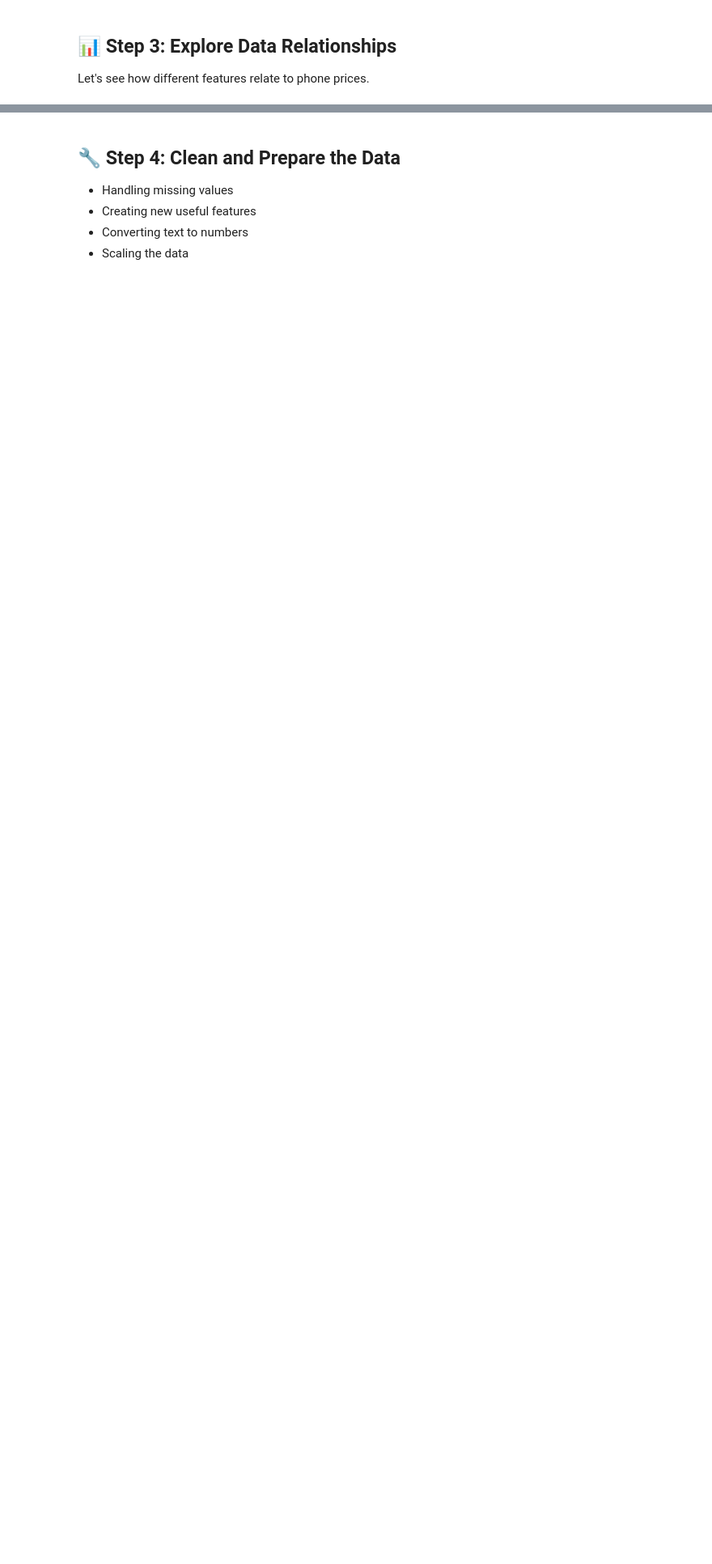
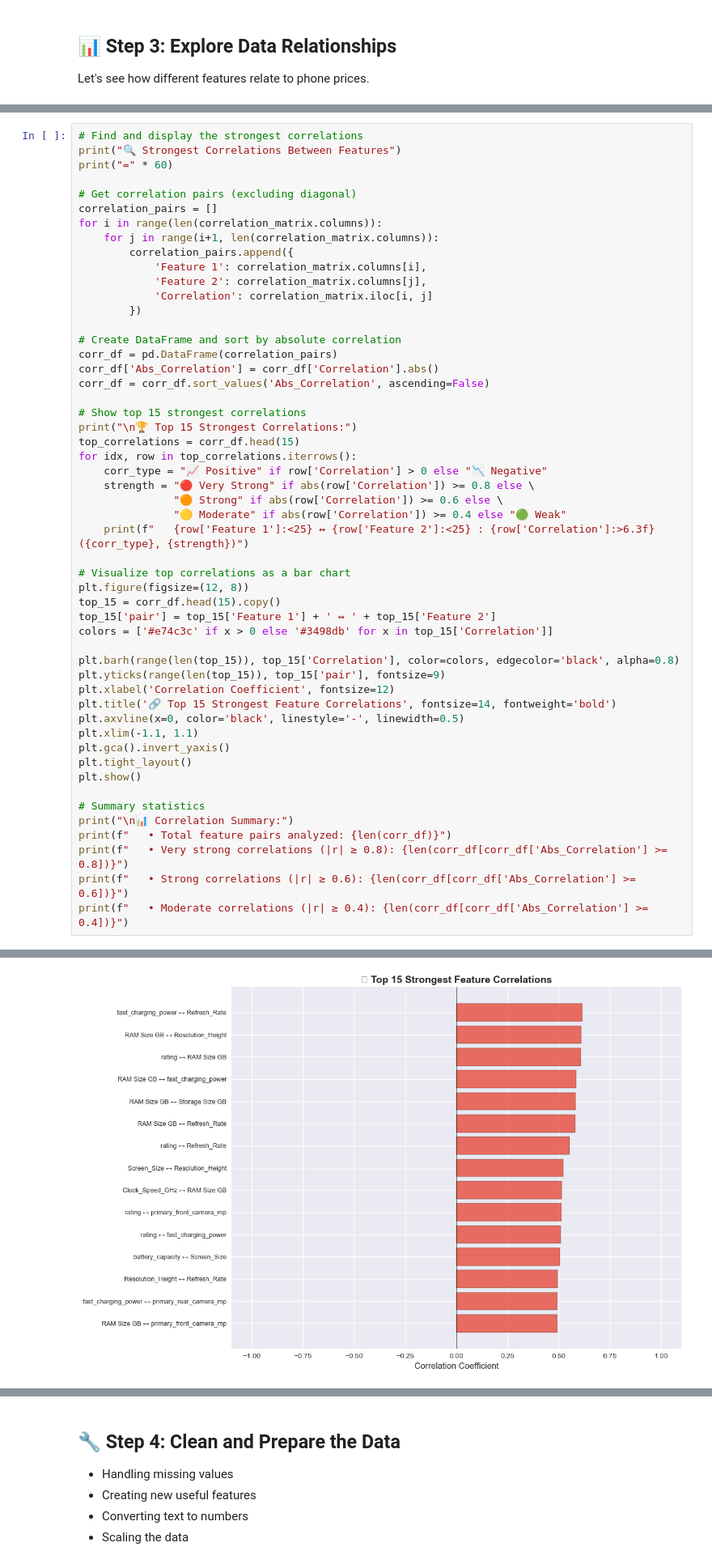
Before and after one commit to AhmedGamall-1/Smart-Phone-Prices-Prediction, a Jupyter notebook: smartphone_price_prediction.ipynb, the cells around one changed output, grey strips where cells are left out. Shown at 81% size. Drawn from its saved outputs; the diff is of its cells as text; blank space fills up the shorter version.

```diff
--- a/smartphone_price_prediction.ipynb
+++ b/smartphone_price_prediction.ipynb
@@ -279,0 +330,53 @@ plt.show()
+# %%
+# Find and display the strongest correlations
+print("🔍 Strongest Correlations Between Features")
+print("=" * 60)
+
+# Get correlation pairs (excluding diagonal)
+correlation_pairs = []
+for i in range(len(correlation_matrix.columns)):
+    for j in range(i+1, len(correlation_matrix.columns)):
+        correlation_pairs.append({
+            'Feature 1': correlation_matrix.columns[i],
+            'Feature 2': correlation_matrix.columns[j],
+            'Correlation': correlation_matrix.iloc[i, j]
+        })
+
+# Create DataFrame and sort by absolute correlation
+corr_df = pd.DataFrame(correlation_pairs)
+corr_df['Abs_Correlation'] = corr_df['Correlation'].abs()
+corr_df = corr_df.sort_values('Abs_Correlation', ascending=False)
+
+# Show top 15 strongest correlations
+print("\n🏆 Top 15 Strongest Correlations:")
+top_correlations = corr_df.head(15)
+for idx, row in top_correlations.iterrows():
+    corr_type = "📈 Positive" if row['Correlation'] > 0 else "📉 Negative"
+    strength = "🔴 Very Strong" if abs(row['Correlation']) >= 0.8 else \
+               "🟠 Strong" if abs(row['Correlation']) >= 0.6 else \
+               "🟡 Moderate" if abs(row['Correlation']) >= 0.4 else "🟢 Weak"
+    print(f"   {row['Feature 1']:<25} ↔ {row['Feature 2']:<25} : {row['Correlation']:>6.3f} ({corr_type}, {strength})")
+
+# Visualize top correlations as a bar chart
+plt.figure(figsize=(12, 8))
+top_15 = corr_df.head(15).copy()
+top_15['pair'] = top_15['Feature 1'] + ' ↔ ' + top_15['Feature 2']
+colors = ['#e74c3c' if x > 0 else '#3498db' for x in top_15['Correlation']]
+
+plt.barh(range(len(top_15)), top_15['Correlation'], color=colors, edgecolor='black', alpha=0.8)
+plt.yticks(range(len(top_15)), top_15['pair'], fontsize=9)
+plt.xlabel('Correlation Coefficient', fontsize=12)
+plt.title('🔗 Top 15 Strongest Feature Correlations', fontsize=14, fontweight='bold')
+plt.axvline(x=0, color='black', linestyle='-', linewidth=0.5)
+plt.xlim(-1.1, 1.1)
+plt.gca().invert_yaxis()
+plt.tight_layout()
+plt.show()
+
+# Summary statistics
+print("\n📊 Correlation Summary:")
+print(f"   • Total feature pairs analyzed: {len(corr_df)}")
+print(f"   • Very strong correlations (|r| ≥ 0.8): {len(corr_df[corr_df['Abs_Correlation'] >= 0.8])}")
+print(f"   • Strong correlations (|r| ≥ 0.6): {len(corr_df[corr_df['Abs_Correlation'] >= 0.6])}")
+print(f"   • Moderate correlations (|r| ≥ 0.4): {len(corr_df[corr_df['Abs_Correlation'] >= 0.4])}")
+# %% [output]
@@ -279,0 +402 @@ plt.show()
+[figure, added]
```
Also changed, not shown: parts of 20 cells of this notebook.
